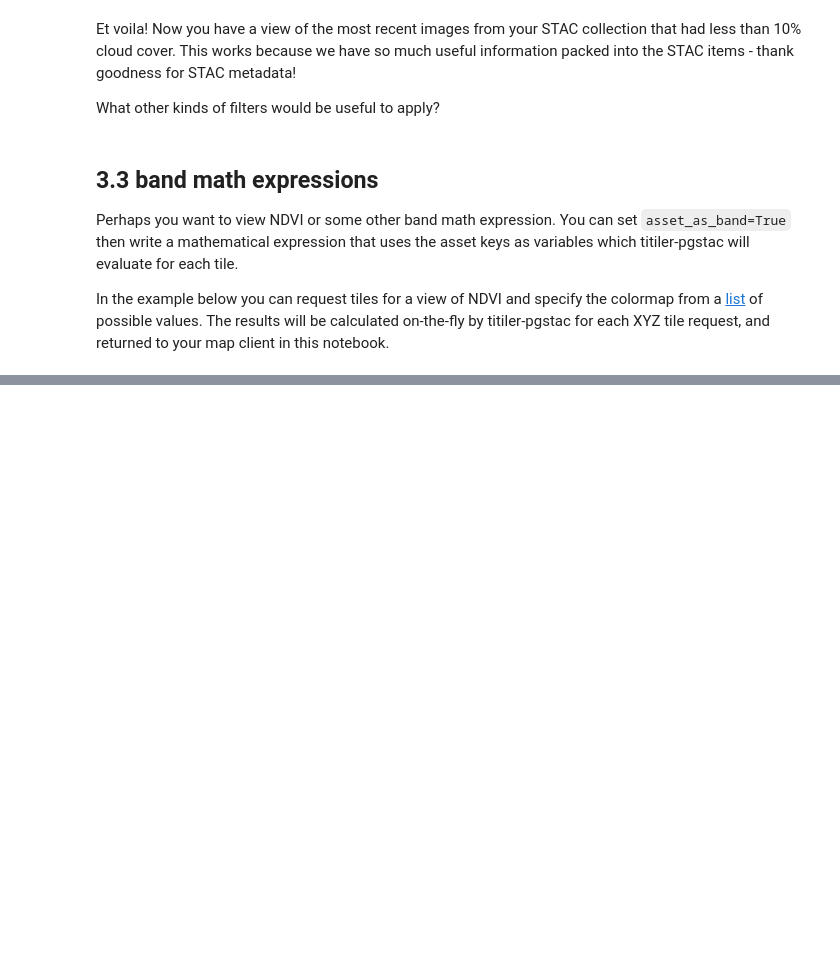
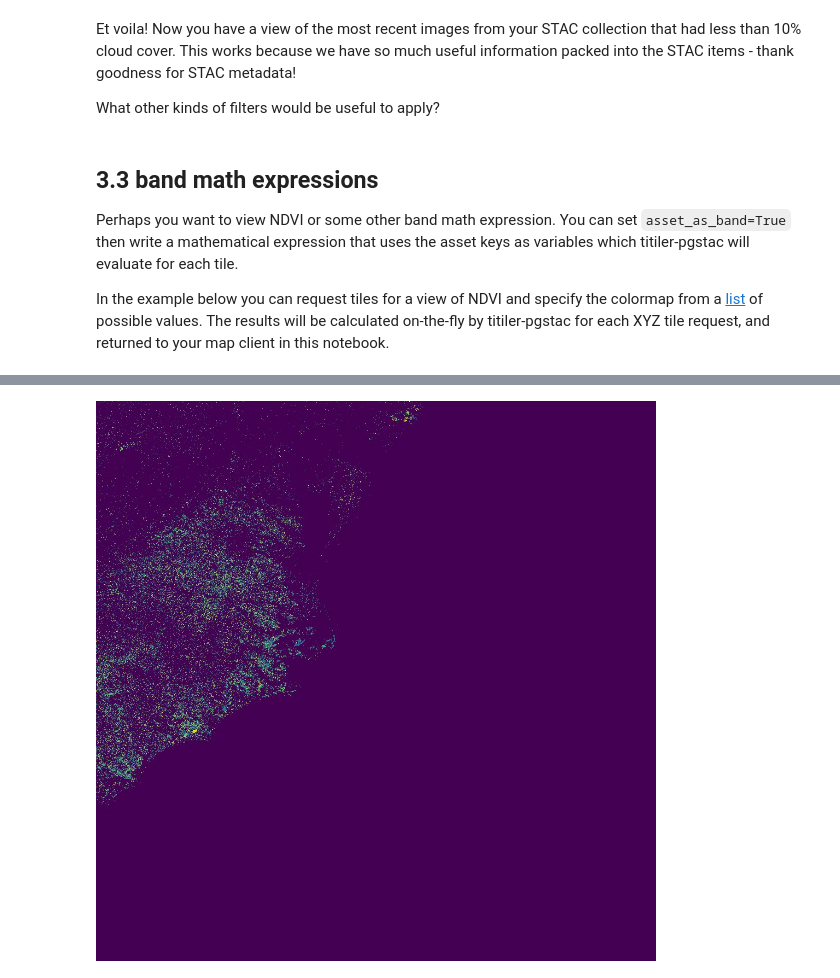
Before and after one commit to developmentseed/eoapi-workshop, a Jupyter notebook: docs/03-titiler_pgstac.ipynb, the cells around one changed output, grey strips where cells are left out. Drawn from its saved outputs; the diff is of its cells as text; code cells hidden in the pictures; blank space fills up the shorter version.

```diff
--- a/docs/03-titiler_pgstac.ipynb
+++ b/docs/03-titiler_pgstac.ipynb
@@ -218,0 +274,14 @@ Sometimes you may want to render visualizations of data that are **not** catalog
+# %%
+preview_request = httpx.get(
+    f"{titiler_pgstac_endpoint}/external/preview",
+    params={
+        "url": cog_href,
+        "maxsize": 2048,
+        "colormap_name": "viridis",
+        "rescale": "0,24",
+    },
+)
+
+Image(preview_request.content)
+# %% [output]
+[figure, added]
```
Also changed, not shown: parts of 15 cells of this notebook.
